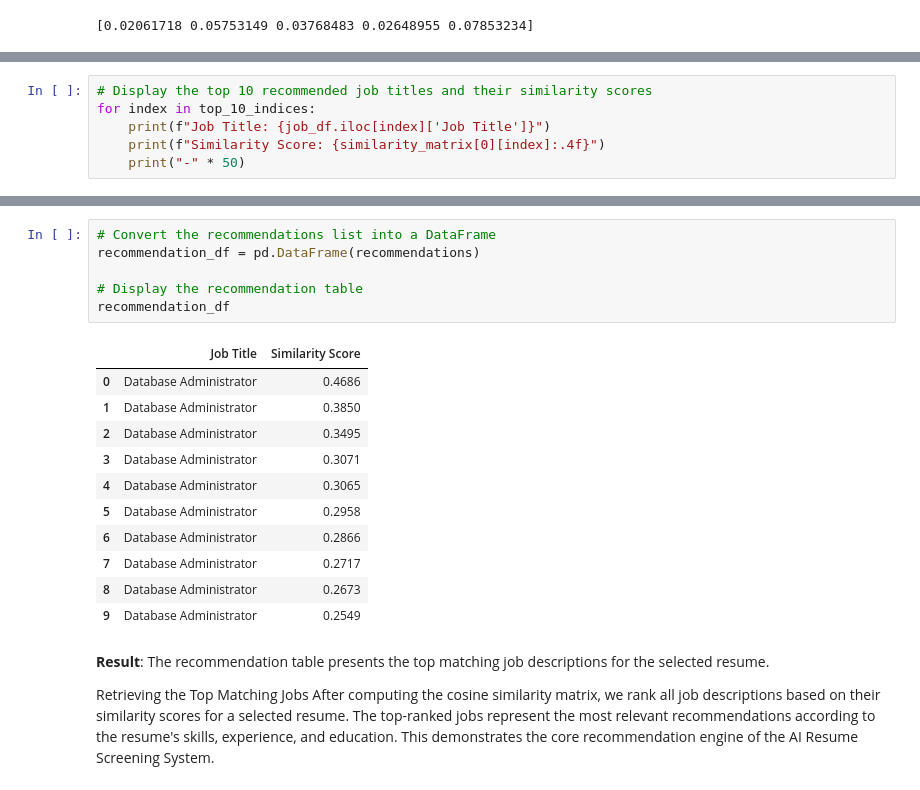
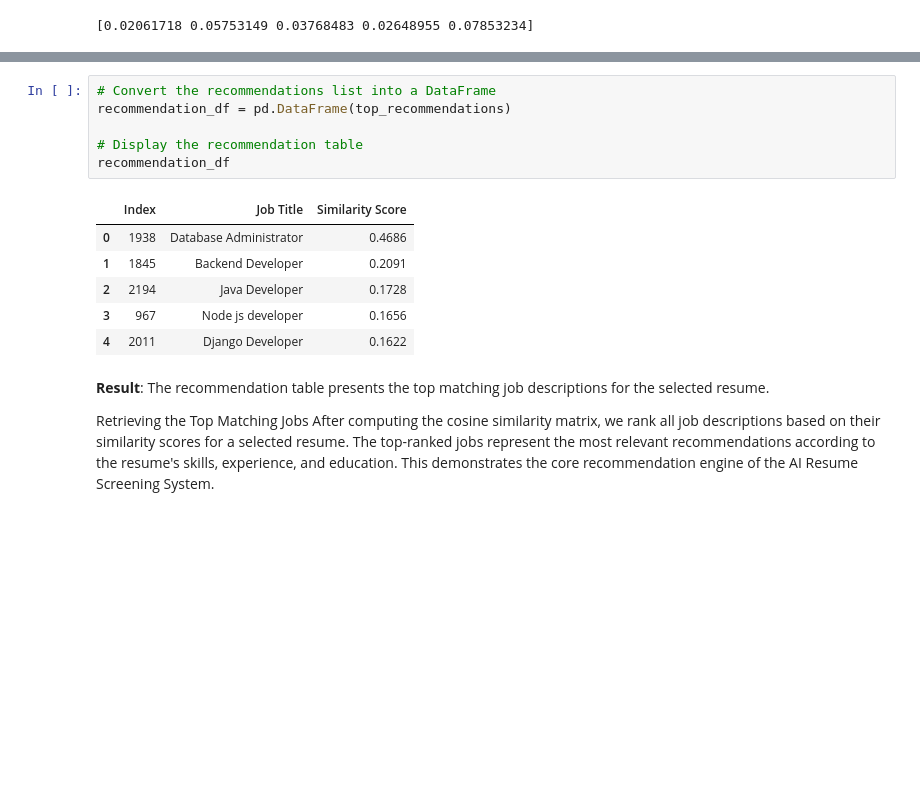
Before and after one commit to s73hruti/ai_resume_screening_system, a Jupyter notebook: notebooks/01_resume_data_preprocessing.ipynb, the cells around one changed output, grey strips where cells are left out. Drawn from its saved outputs; the diff is of its cells as text; blank space fills up the shorter version.

Commit message:
Implement prediction pipeline for unique job recommendations

```diff
--- a/notebooks/01_resume_data_preprocessing.ipynb
+++ b/notebooks/01_resume_data_preprocessing.ipynb
@@ -1142,6 +1133,0 @@ print(top_10_indices)
-# %%
-# Display the top 10 recommended job titles and their similarity scores
-for index in top_10_indices:
-    print(f"Job Title: {job_df.iloc[index]['Job Title']}")
-    print(f"Similarity Score: {similarity_matrix[0][index]:.4f}")
-    print("-" * 50)
@@ -1182,21 +1205,16 @@ for index in top_10_indices:
 # %%
 # Convert the recommendations list into a DataFrame
-recommendation_df = pd.DataFrame(recommendations)
+recommendation_df = pd.DataFrame(top_recommendations)
 
 # Display the recommendation table
 recommendation_df
 # %% [output]
-|  | Job Title | Similarity Score |
-| 0 | Database Administrator | 0.4686 |
-| 1 | Database Administrator | 0.3850 |
-| 2 | Database Administrator | 0.3495 |
-| 3 | Database Administrator | 0.3071 |
-| 4 | Database Administrator | 0.3065 |
-| 5 | Database Administrator | 0.2958 |
-| 6 | Database Administrator | 0.2866 |
-| 7 | Database Administrator | 0.2717 |
-| 8 | Database Administrator | 0.2673 |
-| 9 | Database Administrator | 0.2549 |
+|  | Index | Job Title | Similarity Score |
+| 0 | 1938 | Database Administrator | 0.4686 |
+| 1 | 1845 | Backend Developer | 0.2091 |
+| 2 | 2194 | Java Developer | 0.1728 |
+| 3 | 967 | Node js developer | 0.1656 |
+| 4 | 2011 | Django Developer | 0.1622 |
 # %% [markdown]
 **Result**: The recommendation table presents the top matching job descriptions for the selected resume.
 
```
Also changed, not shown: parts of 18 cells of this notebook.
